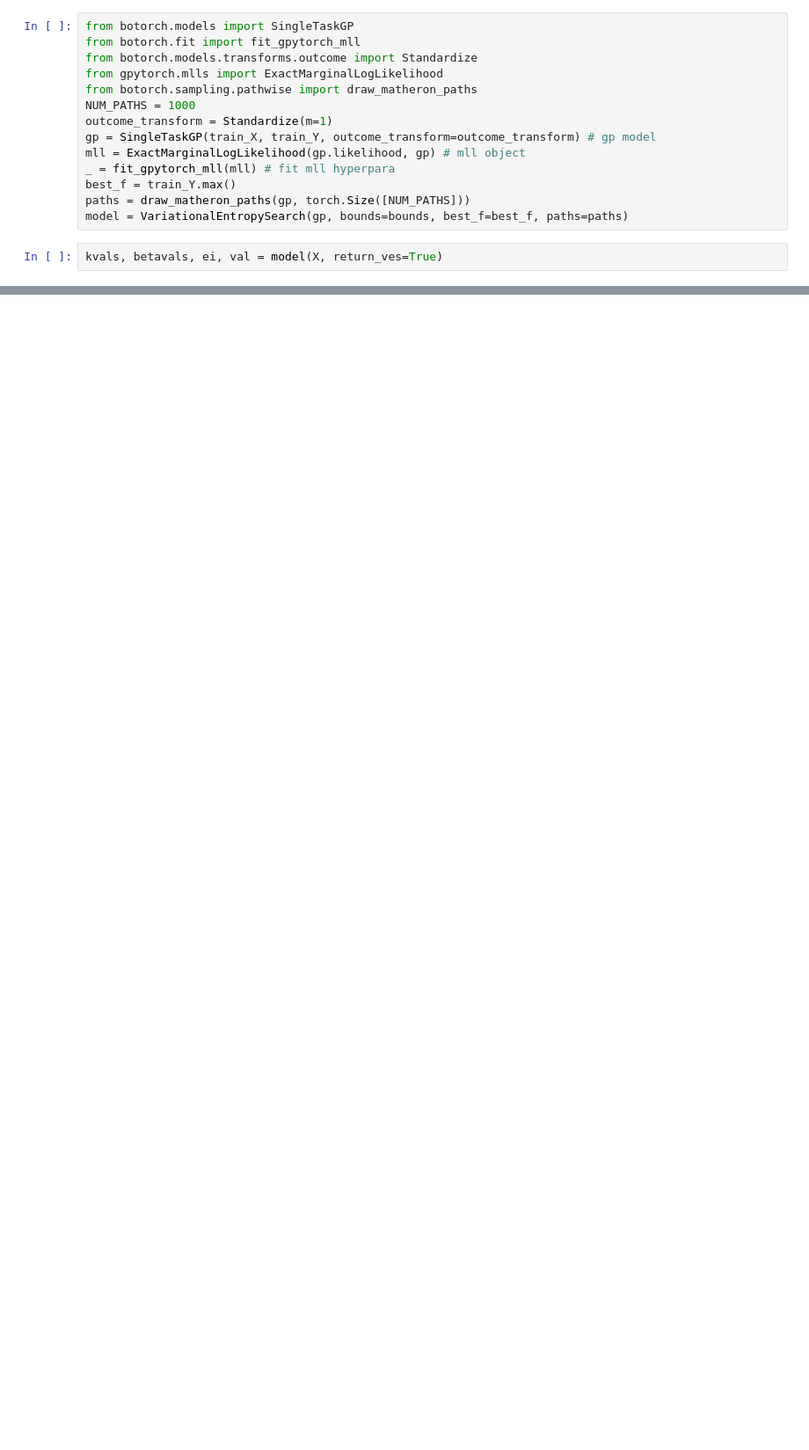
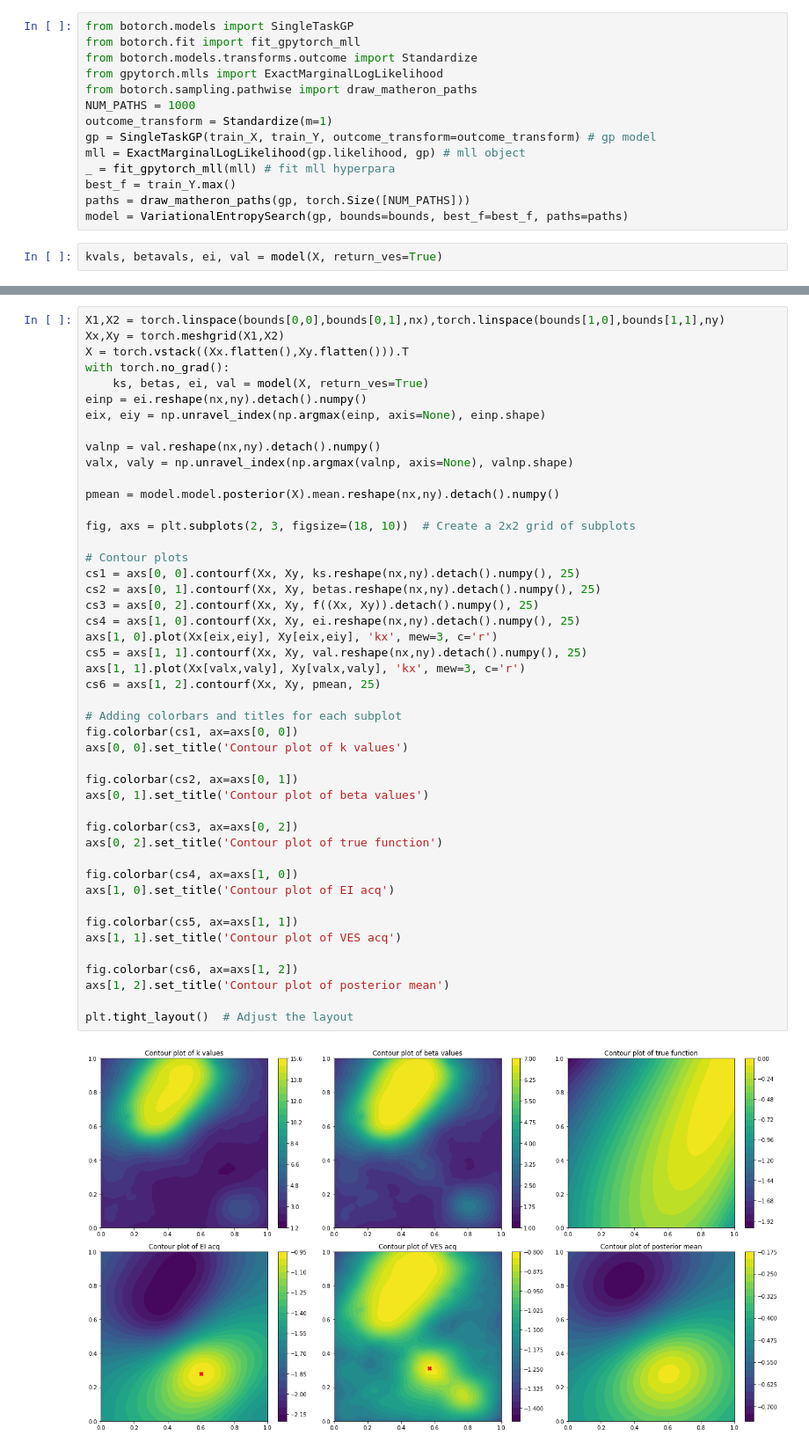
Before and after one commit to NUOJIN/variational-entropy-search, a Jupyter notebook: BO-2D.ipynb, the cells around one changed output, grey strips where cells are left out. Shown: that part at 88% size. Drawn from its saved outputs; the diff is of its cells as text; blank space fills up the shorter version.

```diff
--- a/BO-2D.ipynb
+++ b/BO-2D.ipynb
@@ -93,0 +89,48 @@ Maximizer of VES is  tensor(0.6100) tensor(0.9100)
+# %%
+X1,X2 = torch.linspace(bounds[0,0],bounds[0,1],nx),torch.linspace(bounds[1,0],bounds[1,1],ny)
+Xx,Xy = torch.meshgrid(X1,X2)
+X = torch.vstack((Xx.flatten(),Xy.flatten())).T
+with torch.no_grad():
+    ks, betas, ei, val = model(X, return_ves=True)
+einp = ei.reshape(nx,ny).detach().numpy()
+eix, eiy = np.unravel_index(np.argmax(einp, axis=None), einp.shape)
+
+valnp = val.reshape(nx,ny).detach().numpy()
+valx, valy = np.unravel_index(np.argmax(valnp, axis=None), valnp.shape)
+
+pmean = model.model.posterior(X).mean.reshape(nx,ny).detach().numpy()
+
+fig, axs = plt.subplots(2, 3, figsize=(18, 10))  # Create a 2x2 grid of subplots
+
+# Contour plots
+cs1 = axs[0, 0].contourf(Xx, Xy, ks.reshape(nx,ny).detach().numpy(), 25)
+cs2 = axs[0, 1].contourf(Xx, Xy, betas.reshape(nx,ny).detach().numpy(), 25)
+cs3 = axs[0, 2].contourf(Xx, Xy, f((Xx, Xy)).detach().numpy(), 25)
+cs4 = axs[1, 0].contourf(Xx, Xy, ei.reshape(nx,ny).detach().numpy(), 25)
+axs[1, 0].plot(Xx[eix,eiy], Xy[eix,eiy], 'kx', mew=3, c='r')
+cs5 = axs[1, 1].contourf(Xx, Xy, val.reshape(nx,ny).detach().numpy(), 25)
+axs[1, 1].plot(Xx[valx,valy], Xy[valx,valy], 'kx', mew=3, c='r')
+cs6 = axs[1, 2].contourf(Xx, Xy, pmean, 25)
+
+# Adding colorbars and titles for each subplot
+fig.colorbar(cs1, ax=axs[0, 0])
+axs[0, 0].set_title('Contour plot of k values')
+
+fig.colorbar(cs2, ax=axs[0, 1])
+axs[0, 1].set_title('Contour plot of beta values')
+
+fig.colorbar(cs3, ax=axs[0, 2])
+axs[0, 2].set_title('Contour plot of true function')
+
+fig.colorbar(cs4, ax=axs[1, 0])
+axs[1, 0].set_title('Contour plot of EI acq')
+
+fig.colorbar(cs5, ax=axs[1, 1])
+axs[1, 1].set_title('Contour plot of VES acq')
+
+fig.colorbar(cs6, ax=axs[1, 2])
+axs[1, 2].set_title('Contour plot of posterior mean')
+
+plt.tight_layout()  # Adjust the layout
+# %% [output]
+[figure, added]
```
Also changed, not shown: parts of 20 cells of this notebook.
